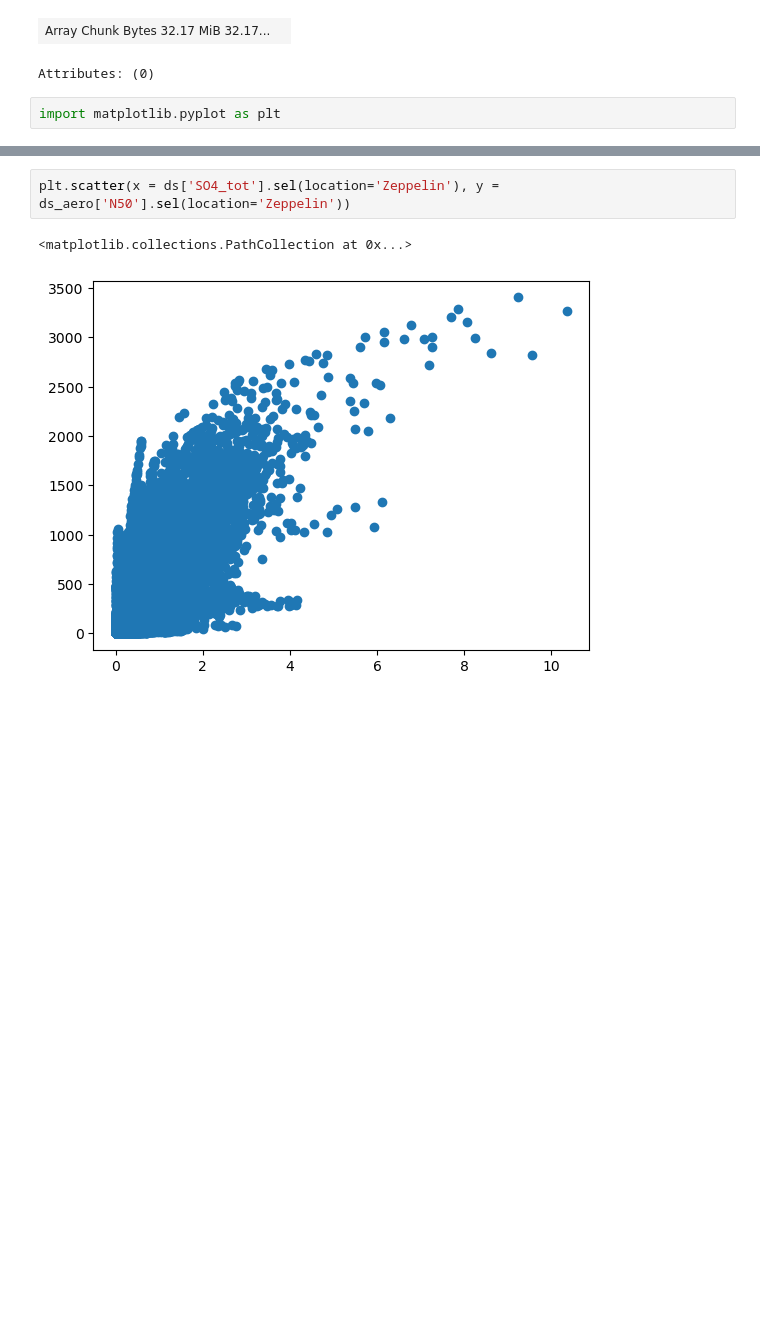
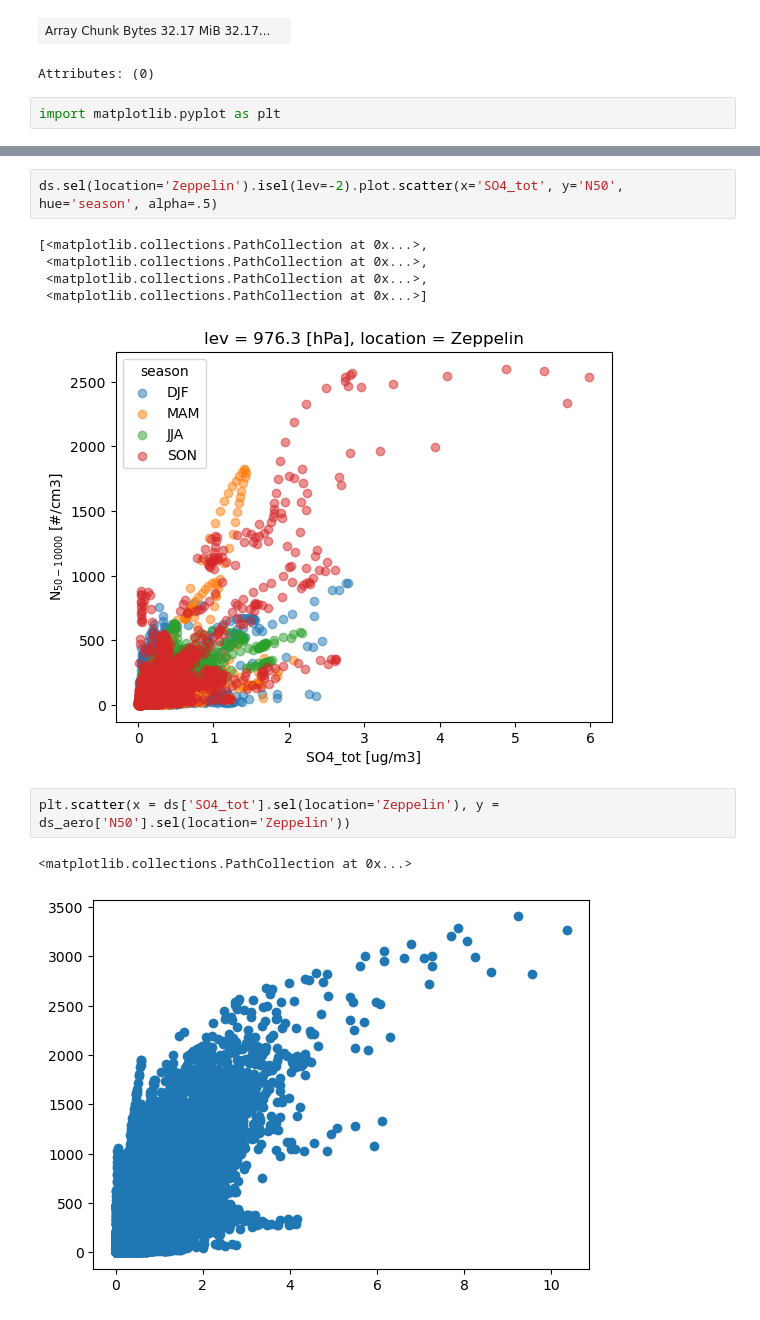
Before and after one commit to eScience-course/-Tjaernoe2022-group1, a Jupyter notebook: notebooks/Stefan/Aero NorESM Data Start.ipynb, the cells around one changed output, grey strips where cells are left out. Cells and saved outputs as stored; diff of their text form; blank space fills up the shorter version.

```diff
--- a/notebooks/Stefan/Aero NorESM Data Start.ipynb
+++ b/notebooks/Stefan/Aero NorESM Data Start.ipynb
@@ -505,3 +517,11 @@ import matplotlib.pyplot as plt
+# %%
+ds.sel(location='Zeppelin').isel(lev=-2).plot.scatter(x='SO4_tot', y='N50', hue='season', alpha=.5)
+# %% [output]
+[<matplotlib.collections.PathCollection at 0x...>,
+ <matplotlib.collections.PathCollection at 0x...>,
+ <matplotlib.collections.PathCollection at 0x...>,
+ <matplotlib.collections.PathCollection at 0x...>]
+[figure, added]
 # %%
 plt.scatter(x = ds['SO4_tot'].sel(location='Zeppelin'), y = ds_aero['N50'].sel(location='Zeppelin'))
 # %% [output]
```
Also changed, not shown: parts of 9 cells of this notebook.
